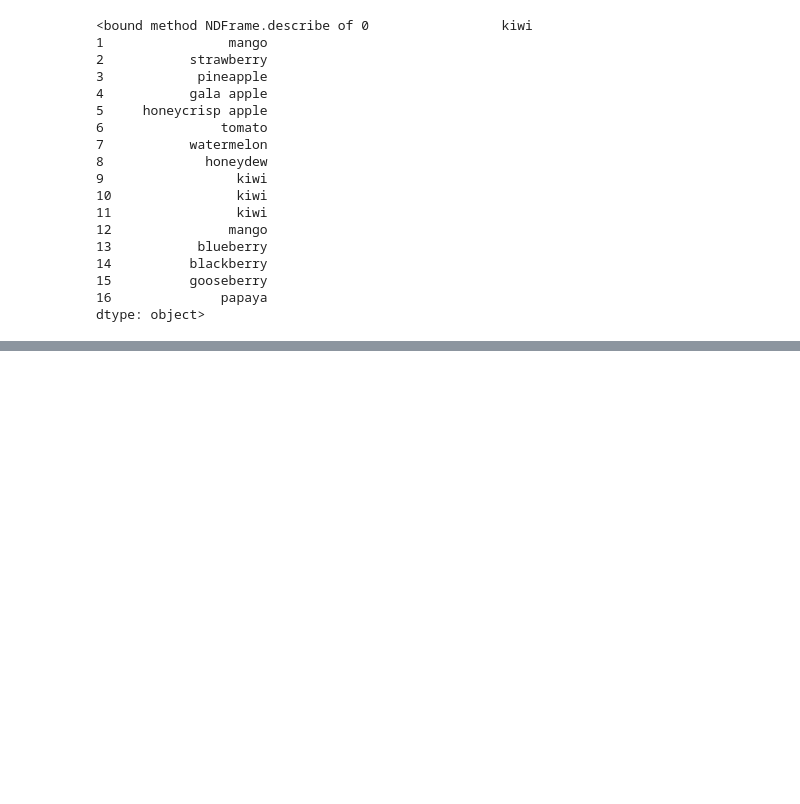
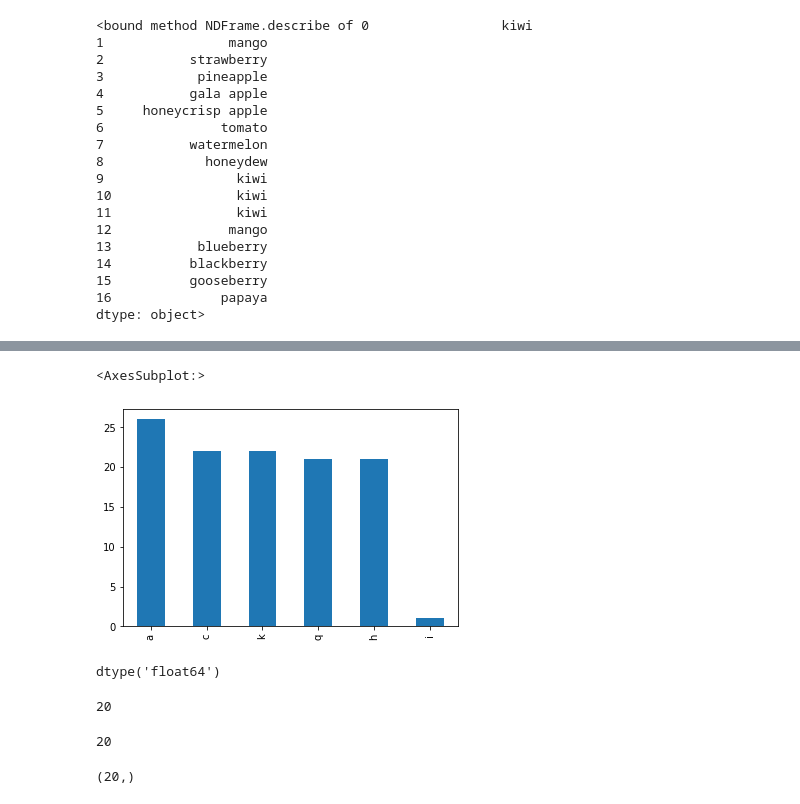
Before and after one commit to Swate101/numpy-pandas-visualization-exercises, a Jupyter notebook: pandas_series.ipynb, the cells around one changed output, grey strips where cells are left out. Saved outputs shown, nothing was run; the diff lists cells and outputs as text; code cells hidden in the pictures; blank space fills up the shorter version.

```diff
--- a/pandas_series.ipynb
+++ b/pandas_series.ipynb
@@ -307,0 +725,5 @@ AttributeError: 'Series' object has no attribute 'uniqe'
+# %%
+dude.value_counts().head(6).plot(kind = 'bar')
+# %% [output]
+<AxesSubplot:>
+[figure, added]
@@ -307,0 +733,16 @@ AttributeError: 'Series' object has no attribute 'uniqe'
+# %%
+Qack.dtype
+# %% [output]
+dtype('float64')
+# %%
+Qack.size
+# %% [output]
+20
+# %%
+len(Qack)
+# %% [output]
+20
+# %%
+Qack.shape
+# %% [output]
+(20,)
```
Also changed, not shown: parts of 49 cells of this notebook.
